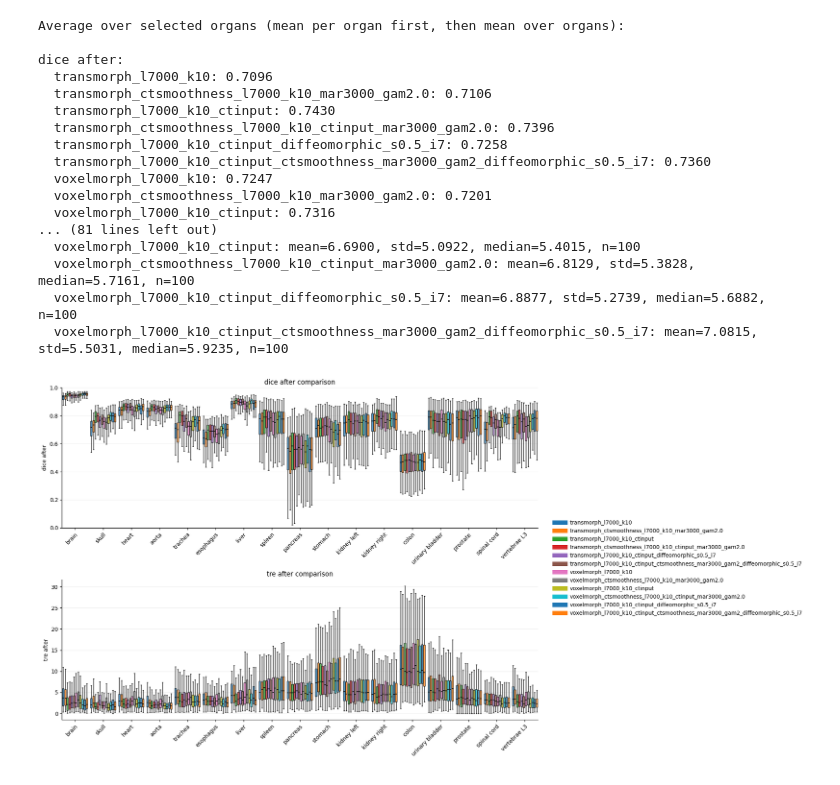
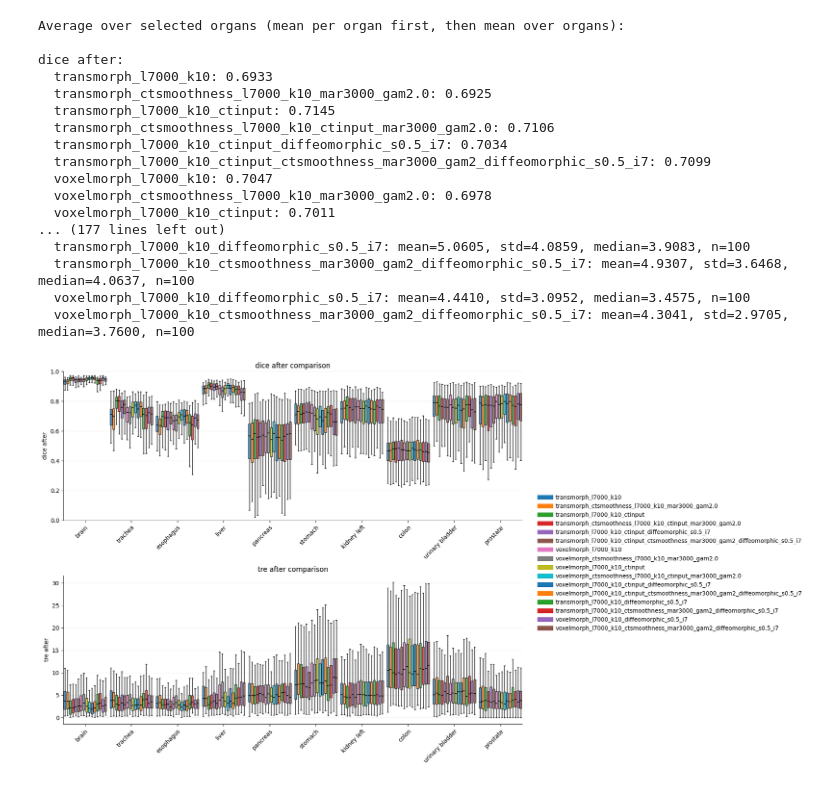
Before and after one commit to XiangcenWu/psma_gen, a Jupyter notebook: Registration/read_inference/read_inference_results.ipynb, the cells around one changed output. Drawn from its saved outputs; the diff is of its cells as text; code cells hidden in the pictures.

```diff
--- a/Registration/read_inference/read_inference_results.ipynb
+++ b/Registration/read_inference/read_inference_results.ipynb
@@ -7,22 +7,18 @@ import numpy as np
 
 DEFAULT_ORGANS = [
     "brain",
-    "skull",
-    "heart",
-    "aorta",
     "trachea",
     "esophagus",
     "liver",
-    "spleen",
+
     "pancreas",
     "stomach",
     "kidney_left",
-    "kidney_right",
+
     "colon",
     "urinary_bladder",
     "prostate",
-    "spinal_cord",
-    "vertebrae_L3",
+
 ]
 
 TXT_FILES = [
@@ -43,6 +39,14 @@ TXT_FILES = [
 
     "/share/home/xcwu/pet_reg_results/voxelmorph_l7000_k10_ctinput_diffeomorphic_s0.5_i7.txt",
     "/share/home/xcwu/pet_reg_results/voxelmorph_l7000_k10_ctinput_ctsmoothness_mar3000_gam2_diffeomorphic_s0.5_i7.txt",
+
+
+    "/share/home/xcwu/pet_reg_results/transmorph_l7000_k10_diffeomorphic_s0.5_i7.txt",
+    "/share/home/xcwu/pet_reg_results/transmorph_l7000_k10_ctsmoothness_mar3000_gam2_diffeomorphic_s0.5_i7.txt",
+    "/share/home/xcwu/pet_reg_results/voxelmorph_l7000_k10_diffeomorphic_s0.5_i7.txt",
+    "/share/home/xcwu/pet_reg_results/voxelmorph_l7000_k10_ctsmoothness_mar3000_gam2_diffeomorphic_s0.5_i7.txt",
+
+
 ]
 
 LABELS = None
@@ -54,6 +58,7 @@ METRICS = ["dice_after", "tre_after"]
 # 想额外打印 Dice / TRE 的 organs，在这里改
 PRINT_SELECTED_ORGANS = [
     "urinary_bladder",
+    "prostate",
 ]
 
 # 想额外打印的指标，在这里改
@@ -524,45 +529,45 @@ def plot_metrics_boxplots_from_txt_files(
     plt.show()
 
     return fig
 
 
 def main():
     if not TXT_FILES:
         raise ValueError("Please fill TXT_FILES with one or more result txt paths.")
 
     plot_metrics_boxplots_from_txt_files(
         TXT_FILES,
         labels=LABELS,
         metrics=METRICS,
         organs=ORGANS,
         use_horizontal=USE_HORIZONTAL,
         show_fliers=SHOW_FLIERS,
         title=TITLE,
         output=OUTPUT,
         print_averages=True,
         print_selected_organs=PRINT_SELECTED_ORGANS,
         print_selected_metrics=PRINT_SELECTED_METRICS,
     )
 
 
 if __name__ == "__main__":
     main()
 # %% [output]
 Average over selected organs (mean per organ first, then mean over organs):
 
 dice after:
-  transmorph_l7000_k10: 0.7096
-  transmorph_ctsmoothness_l7000_k10_mar3000_gam2.0: 0.7106
-  transmorph_l7000_k10_ctinput: 0.7430
-  transmorph_ctsmoothness_l7000_k10_ctinput_mar3000_gam2.0: 0.7396
-  transmorph_l7000_k10_ctinput_diffeomorphic_s0.5_i7: 0.7258
-  transmorph_l7000_k10_ctinput_ctsmoothness_mar3000_gam2_diffeomorphic_s0.5_i7: 0.7360
-  voxelmorph_l7000_k10: 0.7247
-  voxelmorph_ctsmoothness_l7000_k10_mar3000_gam2.0: 0.7201
-  voxelmorph_l7000_k10_ctinput: 0.7316
-... (81 lines left out)
-  voxelmorph_l7000_k10_ctinput: mean=6.6900, std=5.0922, median=5.4015, n=100
-  voxelmorph_ctsmoothness_l7000_k10_ctinput_mar3000_gam2.0: mean=6.8129, std=5.3828, median=5.7161, n=100
-  voxelmorph_l7000_k10_ctinput_diffeomorphic_s0.5_i7: mean=6.8877, std=5.2739, median=5.6882, n=100
-  voxelmorph_l7000_k10_ctinput_ctsmoothness_mar3000_gam2_diffeomorphic_s0.5_i7: mean=7.0815, std=5.5031, median=5.9235, n=100
+  transmorph_l7000_k10: 0.6933
+  transmorph_ctsmoothness_l7000_k10_mar3000_gam2.0: 0.6925
+  transmorph_l7000_k10_ctinput: 0.7145
+  transmorph_ctsmoothness_l7000_k10_ctinput_mar3000_gam2.0: 0.7106
+  transmorph_l7000_k10_ctinput_diffeomorphic_s0.5_i7: 0.7034
+  transmorph_l7000_k10_ctinput_ctsmoothness_mar3000_gam2_diffeomorphic_s0.5_i7: 0.7099
+  voxelmorph_l7000_k10: 0.7047
+  voxelmorph_ctsmoothness_l7000_k10_mar3000_gam2.0: 0.6978
+  voxelmorph_l7000_k10_ctinput: 0.7011
+... (177 lines left out)
+  transmorph_l7000_k10_diffeomorphic_s0.5_i7: mean=5.0605, std=4.0859, median=3.9083, n=100
+  transmorph_l7000_k10_ctsmoothness_mar3000_gam2_diffeomorphic_s0.5_i7: mean=4.9307, std=3.6468, median=4.0637, n=100
+  voxelmorph_l7000_k10_diffeomorphic_s0.5_i7: mean=4.4410, std=3.0952, median=3.4575, n=100
+  voxelmorph_l7000_k10_ctsmoothness_mar3000_gam2_diffeomorphic_s0.5_i7: mean=4.3041, std=2.9705, median=3.7600, n=100
-[figure, old version]
+[figure, new version]
```
Also changed, not shown: 1 other file.
